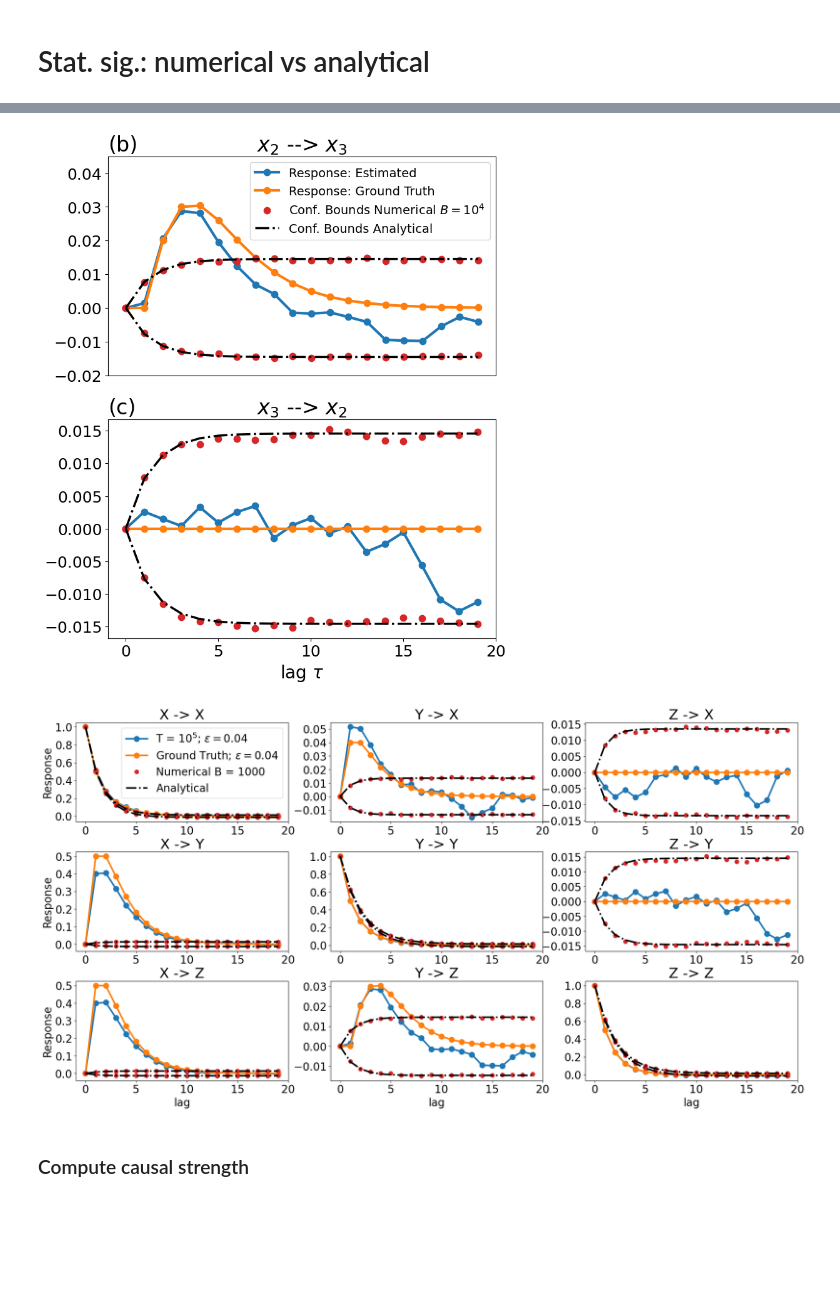
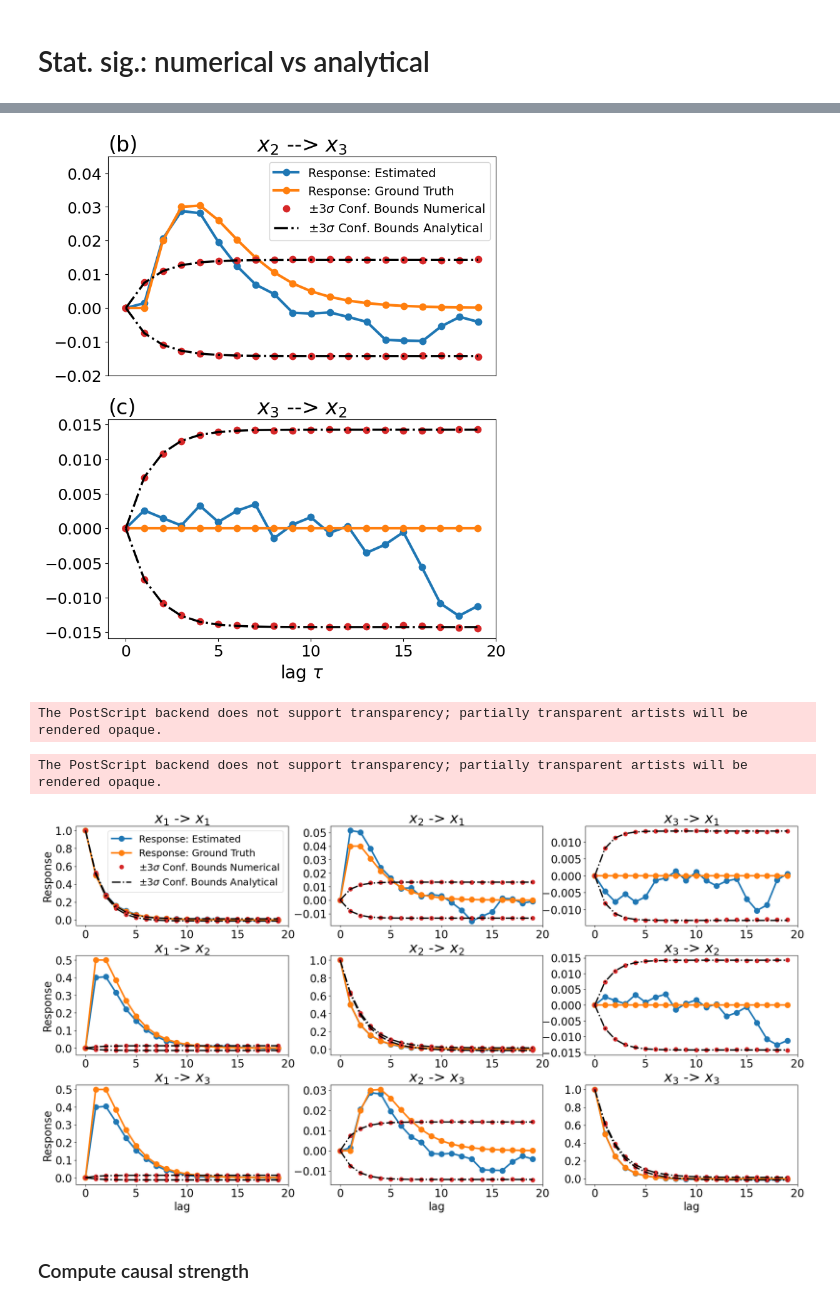
Before and after one commit to FabriFalasca/Linear-Response-and-Causal-Inference, a Jupyter notebook: synthetic/linear_response.ipynb, the cells around one changed output, grey strips where cells are left out. Cells and saved outputs as stored; diff of their text form; code cells hidden in the pictures; blank space fills up the shorter version.

```diff
--- a/synthetic/linear_response.ipynb
+++ b/synthetic/linear_response.ipynb
@@ -280,9 +305,10 @@ response_matrix = np.load('./results/response_matrix.npy')
 # %%
-B_10000_0p999_quantile = np.load('./results/null_response_B_10000_0p001_quantile.npy')
-B_10000_0p001_quantile = np.load('./results/null_response_B_10000_0p999_quantile.npy')
-
-analytical_0p999_quantile = np.load('./results/analytical_null_response_0p999_quantile.npy')
-analytical_0p001_quantile = np.load('./results/analytical_null_response_0p001_quantile.npy')
+# Load confidence bunds
+plus_3_sigma = np.load('./results/plus_3_sigma.npy')
+minus_3_sigma = np.load('./results/minus_3_sigma.npy')
+# Analytical
+analytical_plus_3_sigma = np.load('./results/analytical_plus_3sigma.npy')
+analytical_minus_3_sigma = np.load('./results/analytical_minus_3sigma.npy')
 # %%
 fig = plt.figure(figsize=(8,10))
 
@@ -294,12 +320,12 @@ plt.plot(response_matrix_example[:,k,j],'.-',label = 'Response: Estimated',color
 plt.plot(true_response[:,k,j],'.-',label = 'Response: Ground Truth',color = 'tab:orange',linewidth = 3,markersize = 15)
 
 # R = 1000
-plt.plot(B_10000_0p999_quantile[:,k,j],'.',color = 'tab:red',markersize = 15)
-plt.plot(B_10000_0p001_quantile[:,k,j],'.',color = 'tab:red',label = 'Conf. Bounds Numerical $B = 10^4$',markersize = 15)
+plt.plot(plus_3_sigma[:,k,j],'.',color = 'tab:red',markersize = 15)
+plt.plot(minus_3_sigma[:,k,j],'.',color = 'tab:red',label = '$\pm 3\sigma$ Conf. Bounds Numerical',markersize = 15)
 
 # Analytical
-plt.plot(analytical_0p999_quantile[:,k,j],'-.', color = 'k',linewidth = 2.5,markersize = 20)#
-plt.plot(analytical_0p001_quantile[:,k,j],'-.',label = 'Conf. Bounds Analytical',color = 'k',linewidth = 2.5,markersize = 20)
+plt.plot(analytical_plus_3_sigma[:,k,j],'-.', color = 'k',linewidth = 2.5,markersize = 20)#
+plt.plot(analytical_minus_3_sigma[:,k,j],'-.',label = '$\pm 3\sigma$ Conf. Bounds Analytical',color = 'k',linewidth = 2.5,markersize = 20)
 
 plt.legend(fontsize = 14)
 plt.xticks([])
@@ -314,39 +340,40 @@ plt.ylim([-0.02,0.045])
 plt.title('$x_{2}$' + ' --> ' + '$x_{3}$', fontsize=24)
 plt.title('(b)', loc = 'left', fontsize=24)
 
 j = 2
 k = 1
 
 ax = plt.subplot(212)
 plt.plot(response_matrix_example[:,k,j],'.-',label = 'Estimated',color = 'tab:blue',linewidth = 3,markersize = 15)
 plt.plot(true_response[:,k,j],'.-',label = 'Ground Truth',color = 'tab:orange',linewidth = 3,markersize = 15)
 
 # R = 1000
-plt.plot(B_10000_0p999_quantile[:,k,j],'.',color = 'tab:red',markersize = 15)
-plt.plot(B_10000_0p001_quantile[:,k,j],'.',color = 'tab:red',label = '$B = 10000$',markersize = 15)
+plt.plot(plus_3_sigma[:,k,j],'.',color = 'tab:red',markersize = 15)
+plt.plot(minus_3_sigma[:,k,j],'.',color = 'tab:red',label = '$\pm 3\sigma$ Conf. Bounds Numerical',markersize = 15)
 
 # Analytical
-plt.plot(analytical_0p999_quantile[:,k,j],'-.', color = 'k',linewidth = 2.5,markersize = 20)#
-plt.plot(analytical_0p001_quantile[:,k,j],'-.',label = 'Analytical',color = 'k',linewidth = 2.5,markersize = 20)
+plt.plot(analytical_plus_3_sigma[:,k,j],'-.', color = 'k',linewidth = 2.5,markersize = 20)#
+plt.plot(analytical_minus_3_sigma[:,k,j],'-.',label = '$\pm 3\sigma$ Conf. Bounds Analytical',color = 'k',linewidth = 2.5,markersize = 20)
 
 #plt.legend(fontsize = 18)
 plt.xticks(fontsize = 18)
 plt.yticks(fontsize = 18)
 ax.set_xticks([0,5,10,15,20])
 ax.set_xticklabels(['0','5','10','15','20'])
 
 #plt.ylim([-0.015,0.05])
 
 plt.xlabel('lag ' + r'$\tau$',fontsize = 20)
 
 plt.title('$x_{3}$' + ' --> ' + '$x_{2}$', fontsize=24)
 plt.title('(c)', loc = 'left', fontsize=24)
 
 plt.show()
 
-#fig.savefig('./test_null_model.eps',bbox_inches='tight')
+fig.savefig('./Figures/test_null_model.eps',bbox_inches='tight')
 # %% [output]
-[figure, old version]
+[figure, new version]
+The PostScript backend does not support transparency; partially transparent artists will be rendered opaque.
 # %%
 fig = plt.figure(figsize=(24,12))
 
@@ -363,15 +390,18 @@ for i in range(3):
 
         ax = plt.subplot(3, 3, subplot_idx)
 
-        plt.plot(response_matrix_example[:,i,j],'.-',label = 'T = $10^5$; $\epsilon = 0.04$',linewidth = 3,markersize = 20)
-        plt.plot(true_response[:,i,j],'.-',label = 'Ground Truth; $\epsilon = 0.04$',linewidth = 3,markersize = 20)
-        plt.plot(B_10000_0p999_quantile[:,i,j],'.',color = 'tab:red',linewidth = 3,markersize = 15)
-        plt.plot(B_10000_0p001_quantile[:,i,j],'.',label = 'Numerical B = 1000',color = 'tab:red',linewidth = 3,markersize = 15)
-        plt.plot(analytical_0p999_quantile[:,i,j],'-.',color = 'k',linewidth = 3,markersize = 20)
-        plt.plot(analytical_0p001_quantile[:,i,j],'-.',label = 'Analytical',color = 'k',linewidth = 3,markersize = 20)
+        plt.plot(response_matrix_example[:,i,j],'.-',label = 'Response: Estimated',linewidth = 3,markersize = 20)
+        plt.plot(true_response[:,i,j],'.-',label = 'Response: Ground Truth',linewidth = 3,markersize = 20)
+        # R = 1000
+        plt.plot(plus_3_sigma[:,i,j],'.',color = 'tab:red',markersize = 15)
+        plt.plot(minus_3_sigma[:,i,j],'.',color = 'tab:red',label = '$\pm 3\sigma$ Conf. Bounds Numerical',markersize = 15)
+
+        # Analytical
+        plt.plot(analytical_plus_3_sigma[:,i,j],'-.', color = 'k',linewidth = 2.5,markersize = 20)#
+        plt.plot(analytical_minus_3_sigma[:,i,j],'-.',label = '$\pm 3\sigma$ Conf. Bounds Analytical',color = 'k',linewidth = 2.5,markersize = 20)
 
         if i == 0 and j == 0:
-            plt.legend(fontsize = 20)
+            plt.legend(fontsize = 18)
 
         if i == 0 and j == 0 or i == 1 and j == 0 or i == 2 and j == 0:
             plt.ylabel('Response',fontsize = 20)
@@ -382,26 +412,26 @@ for i in range(3):
         title_fontsize = 26
 
         if i == 0 and j == 0:
-            plt.title('X -> X',fontsize = title_fontsize)
+            plt.title('$x_{1}$ -> $x_{1}$',fontsize = title_fontsize)
         if i == 1 and j == 1:
-            plt.title('Y -> Y',fontsize = title_fontsize)
+            plt.title('$x_{2}$ -> $x_{2}$',fontsize = title_fontsize)
         if i == 2 and j == 2:
-            plt.title('Z -> Z',fontsize = title_fontsize)
+            plt.title('$x_{3}$ -> $x_{3}$',fontsize = title_fontsize)
 
         if i == 0 and j == 1:
-            plt.title('Y -> X',fontsize = title_fontsize)
+            plt.title('$x_{2}$ -> $x_{1}$',fontsize = title_fontsize)
         if i == 0 and j == 2:
-            plt.title('Z -> X',fontsize = title_fontsize)
+            plt.title('$x_{3}$ -> $x_{1}$',fontsize = title_fontsize)
 
         if i == 1 and j == 0:
-            plt.title('X -> Y',fontsize = title_fontsize)
+            plt.title('$x_{1}$ -> $x_{2}$',fontsize = title_fontsize)
         if i == 1 and j == 2:
-            plt.title('Z -> Y',fontsize = title_fontsize)
+            plt.title('$x_{3}$ -> $x_{2}$',fontsize = title_fontsize)
 
         if i == 2 and j == 0:
-            plt.title('X -> Z',fontsize = title_fontsize)
+            plt.title('$x_{1}$ -> $x_{3}$',fontsize = title_fontsize)
         if i == 2 and j == 1:
-            plt.title('Y -> Z',fontsize = title_fontsize)
+            plt.title('$x_{2}$ -> $x_{3}$',fontsize = title_fontsize)
 
         plt.xticks(fontsize = 20)
         plt.yticks(fontsize = 20)
@@ -413,9 +443,10 @@ for i in range(3):
 
         plt.subplots_adjust(wspace=0.2, hspace=0.3)
 
-#fig.savefig('./figures/reponse_ensemble_significance.eps',bbox_inches='tight')
+fig.savefig('./Figures/reponse_significance.eps',bbox_inches='tight')
 # %% [output]
+The PostScript backend does not support transparency; partially transparent artists will be rendered opaque.
-[figure, old version]
+[figure, new version]
 # %% [markdown]
 ### Compute causal strength
 # %% [markdown]
```
Also changed, not shown: parts of 27 cells of this notebook, 9 other files.
